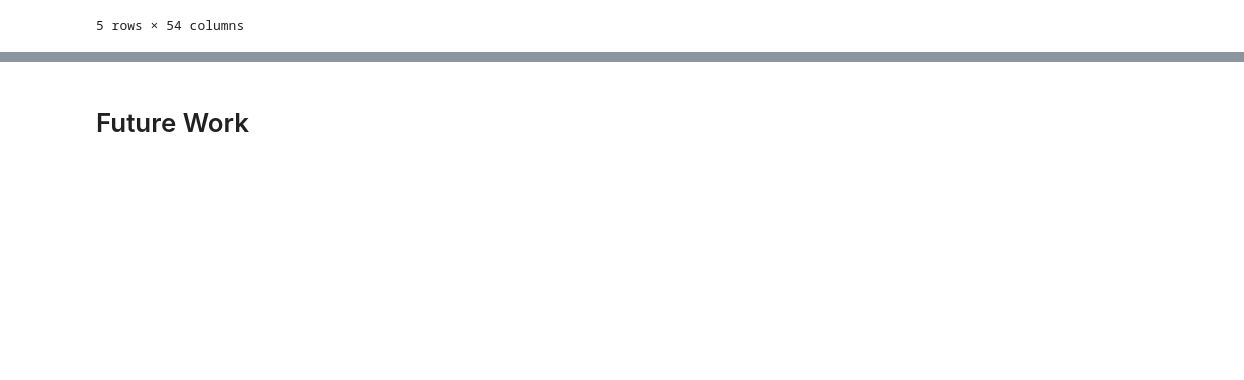
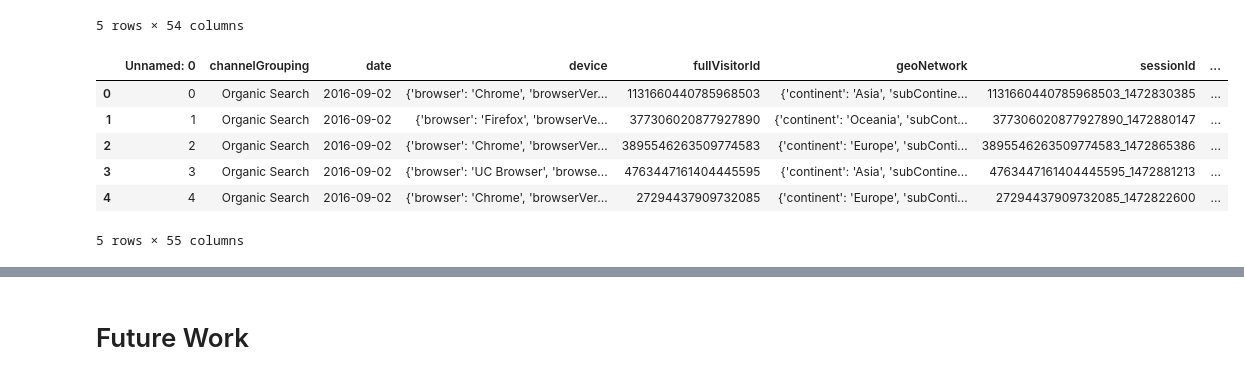
Before and after one commit to akelly66/Flatiron-School, a Jupyter notebook: Capstone-Project/Capstone-Project.ipynb, the cells around one changed output, grey strips where cells are left out. Cells and saved outputs as stored; diff of their text form; code cells hidden in the pictures; blank space fills up the shorter version.

```diff
--- a/Capstone-Project/Capstone-Project.ipynb
+++ b/Capstone-Project/Capstone-Project.ipynb
@@ -129,3 +145,14 @@ df_expanded.head()
 | 3 | Organic Search | 2016-09-02 | {'browser': 'UC Browser', 'browse... | 4763447161404445595 | {'continent': 'Asia', 'subContine... | 4763447161404445595_1472881213 | Not Socially Engaged | ... |
 | 4 | Organic Search | 2016-09-02 | {'browser': 'Chrome', 'browserVer... | 27294437909732085 | {'continent': 'Europe', 'subConti... | 27294437909732085_1472822600 | Not Socially Engaged | ... |
 5 rows × 54 columns
+# %%
+df2 = pd.read_csv('expanded_df.csv')
+df2.head()
+# %% [output]
+|  | Unnamed: 0 | channelGrouping | date | device | fullVisitorId | geoNetwork | sessionId | ... |
+| 0 | 0 | Organic Search | 2016-09-02 | {'browser': 'Chrome', 'browserVer... | 1131660440785968503 | {'continent': 'Asia', 'subContine... | 1131660440785968503_1472830385 | ... |
+| 1 | 1 | Organic Search | 2016-09-02 | {'browser': 'Firefox', 'browserVe... | 377306020877927890 | {'continent': 'Oceania', 'subCont... | 377306020877927890_1472880147 | ... |
+| 2 | 2 | Organic Search | 2016-09-02 | {'browser': 'Chrome', 'browserVer... | 3895546263509774583 | {'continent': 'Europe', 'subConti... | 3895546263509774583_1472865386 | ... |
+| 3 | 3 | Organic Search | 2016-09-02 | {'browser': 'UC Browser', 'browse... | 4763447161404445595 | {'continent': 'Asia', 'subContine... | 4763447161404445595_1472881213 | ... |
+| 4 | 4 | Organic Search | 2016-09-02 | {'browser': 'Chrome', 'browserVer... | 27294437909732085 | {'continent': 'Europe', 'subConti... | 27294437909732085_1472822600 | ... |
+5 rows × 55 columns
```
Also changed, not shown: parts of 24 cells of this notebook, 1 other file.
